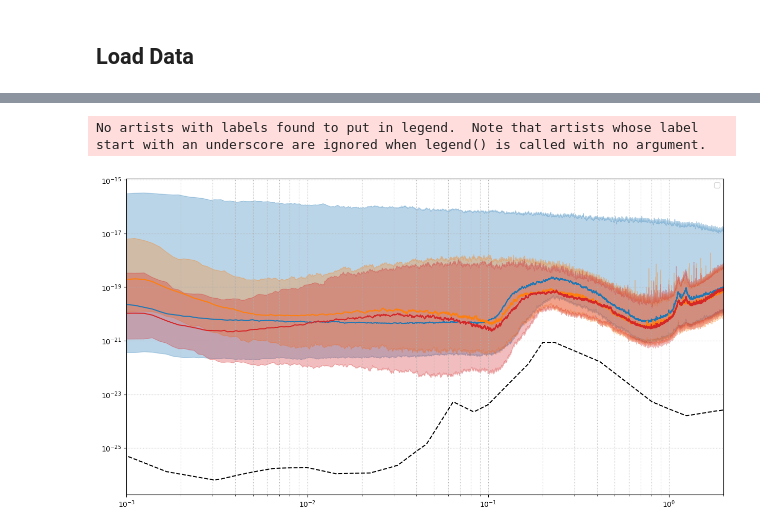
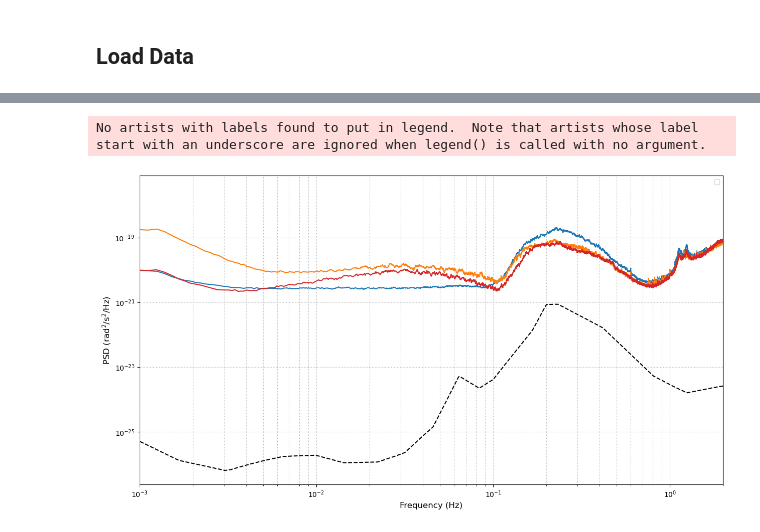
Before and after one commit to andbrocode/notebooks2, a Jupyter notebook: RomyNoise/Untitled.ipynb, the cells around one changed output, grey strips where cells are left out. Drawn from its saved outputs; the diff is of its cells as text; code cells hidden in the pictures.

```diff
--- a/RomyNoise/Untitled.ipynb
+++ b/RomyNoise/Untitled.ipynb
@@ -60,34 +62,36 @@ romy_z
 def __makeplot():
 
     Nrow, Ncol = 1, 1
 
     font = 12
 
     fig, ax = plt.subplots(Nrow, Ncol, figsize=(15, 8))
 
     ax.plot(df_models.frequencies, df_models.nlnm_rot_rate, ls="--", color="black")
 
     ax.plot(romy_z.frequencies, romy_z.psds_median, ls="-", color="tab:blue")
-    ax.fill_between(romy_z.frequencies, romy_z.perc_low, romy_z.perc_high, color="tab:blue", alpha=0.3)
+    # ax.fill_between(romy_z.frequencies, romy_z.perc_low, romy_z.perc_high, color="tab:blue", alpha=0.3)
 
     ax.plot(romy_u.frequencies, romy_u.psds_median, ls="-", color="tab:orange")
-    ax.fill_between(romy_u.frequencies, romy_u.perc_low, romy_u.perc_high, color="tab:orange", alpha=0.3)
+    # ax.fill_between(romy_u.frequencies, romy_u.perc_low, romy_u.perc_high, color="tab:orange", alpha=0.3)
 
     ax.plot(romy_v.frequencies, romy_v.psds_median, ls="-", color="tab:red")
-    ax.fill_between(romy_v.frequencies, romy_v.perc_low, romy_v.perc_high, color="tab:red", alpha=0.3)
+    # ax.fill_between(romy_v.frequencies, romy_v.perc_low, romy_v.perc_high, color="tab:red", alpha=0.3)
 
+    ax.set_xlabel("Frequency (Hz)", fontsize=font)
+    ax.set_ylabel("PSD (rad$^2$/s$^2$/Hz)", fontsize=font)
 
     ax.grid(which="both", ls=":", zorder=0)
     ax.legend(loc=1)
     ax.set_xscale("log")
     ax.set_yscale("log")
     ax.set_xlim(1e-3, 2e0)
 
     plt.show();
     return fig
 
 
 fig = __makeplot();
 # %% [output]
 No artists with labels found to put in legend.  Note that artists whose label start with an underscore are ignored when legend() is called with no argument.
-[figure, old version]
+[figure, new version]
```
Also changed, not shown: parts of 4 cells of this notebook, 2 other files.
